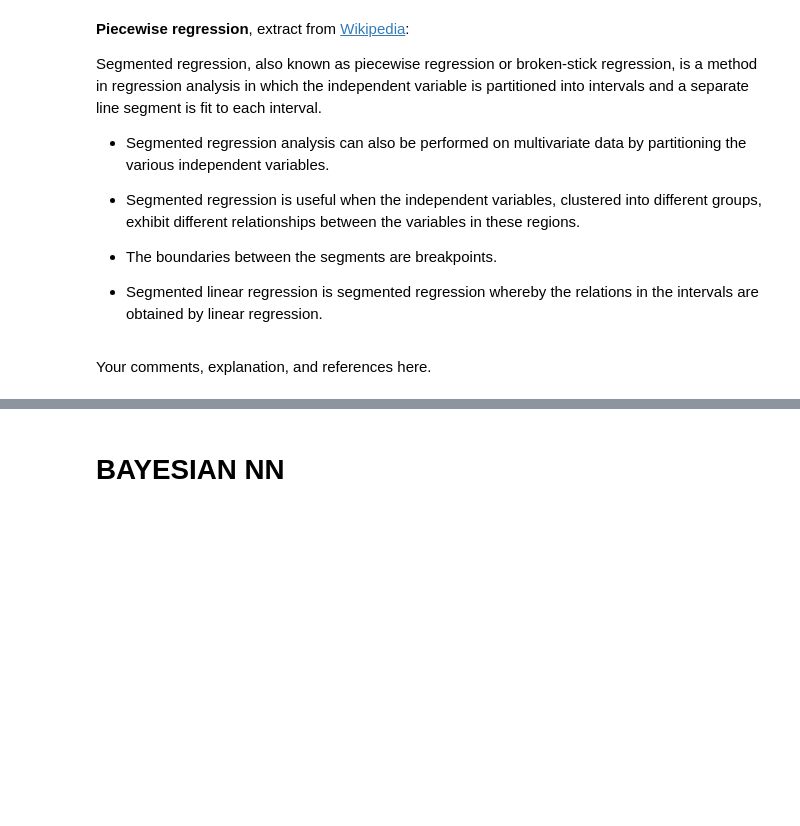
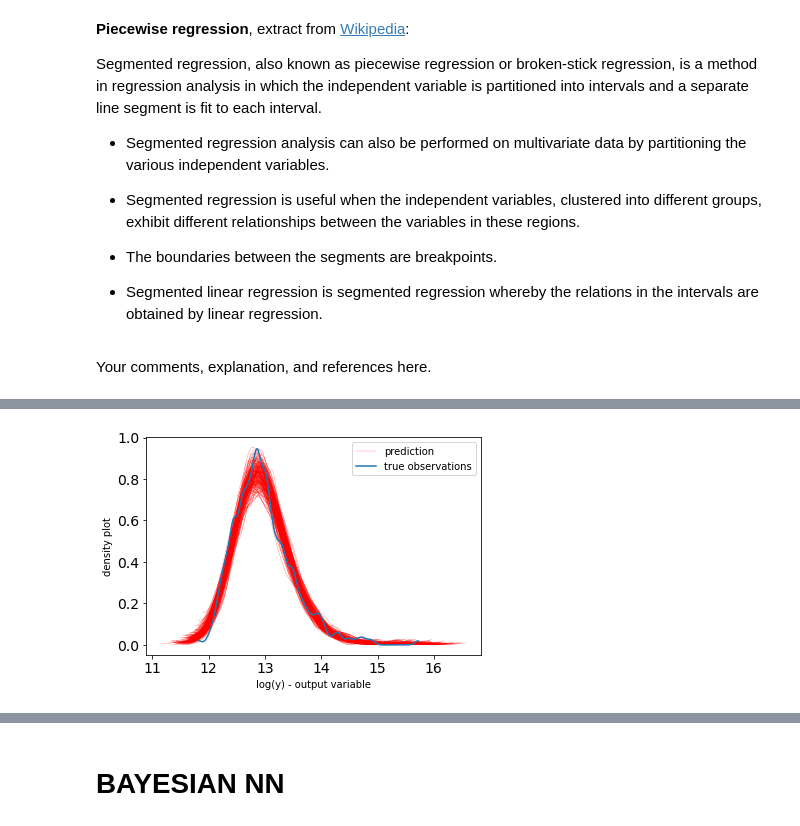
Before and after one commit to mike-scally/ET5003, a Jupyter notebook: ET5003_KaggleCompetition_MikeScally_9312951.ipynb, the cells around one changed output, grey strips where cells are left out. Drawn from its saved outputs; the diff is of its cells as text; code cells hidden in the pictures; blank space fills up the shorter version.

```diff
--- a/ET5003_KaggleCompetition_MikeScally_9312951.ipynb
+++ b/ET5003_KaggleCompetition_MikeScally_9312951.ipynb
@@ -414,0 +493,14 @@ Your comments, explanation, and references here.
+# %%
+# cluster 2
+Xn2 = Xn_train[clusters_train==2,:]
+Xtestn2 = Xn_val[clusters_test==2,:]
+ylog2 = np.log(ys_train.astype('float')[clusters_train==2,:])
+yscaler2 = StandardScaler().fit(ylog2)
+yn2 = yscaler2.transform(ylog2)
+# %%
+# cluster 3
+Xn3 = Xn_train[clusters_train==3,:]
+Xtestn3 = Xn_val[clusters_test==3,:]
+ylog3 = np.log(ys_train.astype('float')[clusters_train==3,:])
+yscaler3 = StandardScaler().fit(ylog3)
+yn3 = yscaler3.transform(ylog3)
@@ -414,0 +608,29 @@ Your comments, explanation, and references here.
+# %%
+# Posterior predictive checks (PPCs)
+def ppc(alpha,beta,sigma, X,  nsamples=500):
+    #we select nsamples random samples from the posterior
+    ind = np.random.randint(0,beta.shape[0],size=nsamples)
+    alphai = alpha[ind]
+    betai = beta[ind,:]
+    sigmai = sigma[ind]
+
+    Ypred = np.zeros((nsamples,X.shape[0]))
+    for i in range(X.shape[0]):
+        #we generate data from linear model
+        y_pred = alphai + np.dot(betai, X[i:i+1,:].T).T +np.random.randn(len(sigmai))*sigmai
+        Ypred[:,i]=y_pred[0,:]
+    return Ypred
+# %%
+#Simulation CLuster 0
+Ypred0 = yscaler0.inverse_transform(ppc(posterior0['alpha'],posterior0['beta'],posterior0['sigma_n'],Xn0,  nsamples=200))
+for i in range(Ypred0.shape[0]):
+    az.plot_dist( Ypred0[i,:],color='r',plot_kwargs={"linewidth": 0.2})
+az.plot_dist(Ypred0[i,:],color='r',plot_kwargs={"linewidth": 0.2}, label="prediction")
+#plt.plot(np.linspace(-8,8,100),norm.pdf(np.linspace(-8,8,100),df=np.mean(posterior_1['nu'])))
+#plt.xlim([0,10e7])
+az.plot_dist(ylog0,label='true observations');
+plt.legend()
+plt.xlabel("log(y) - output variable")
+plt.ylabel("density plot");
+# %% [output]
+[figure, added]
```
Also changed, not shown: parts of 33 cells of this notebook.
